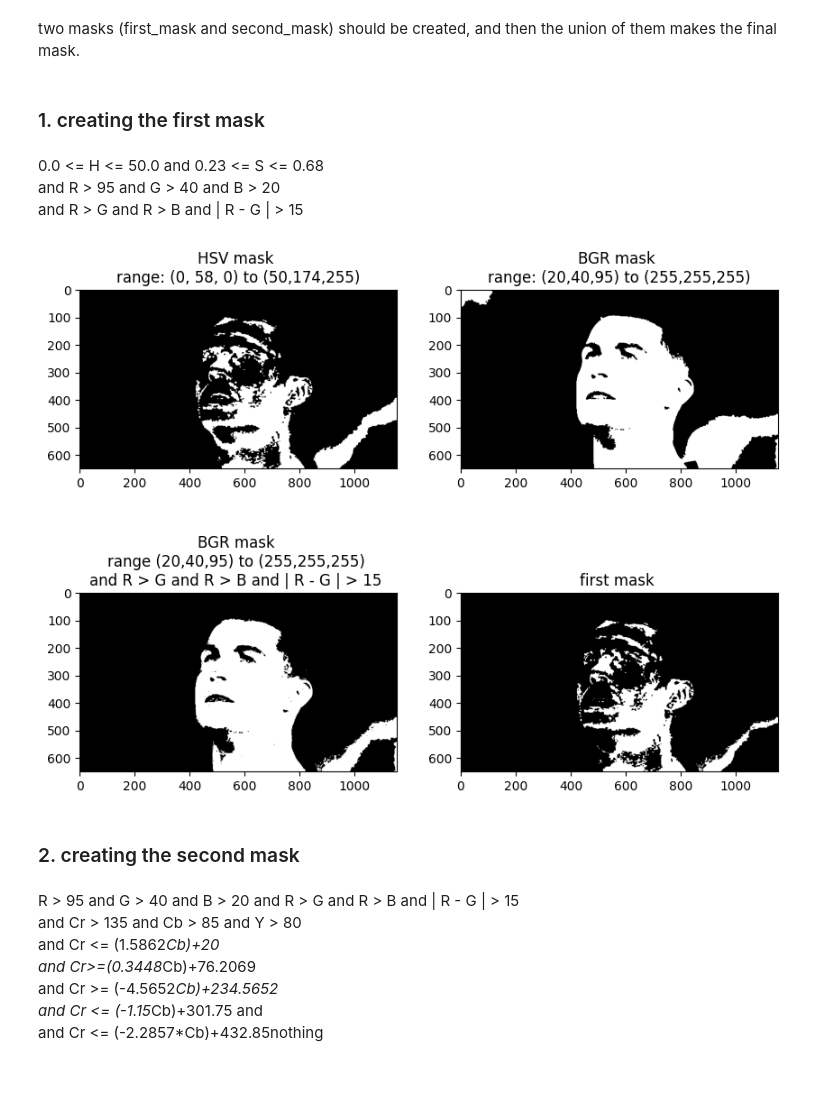
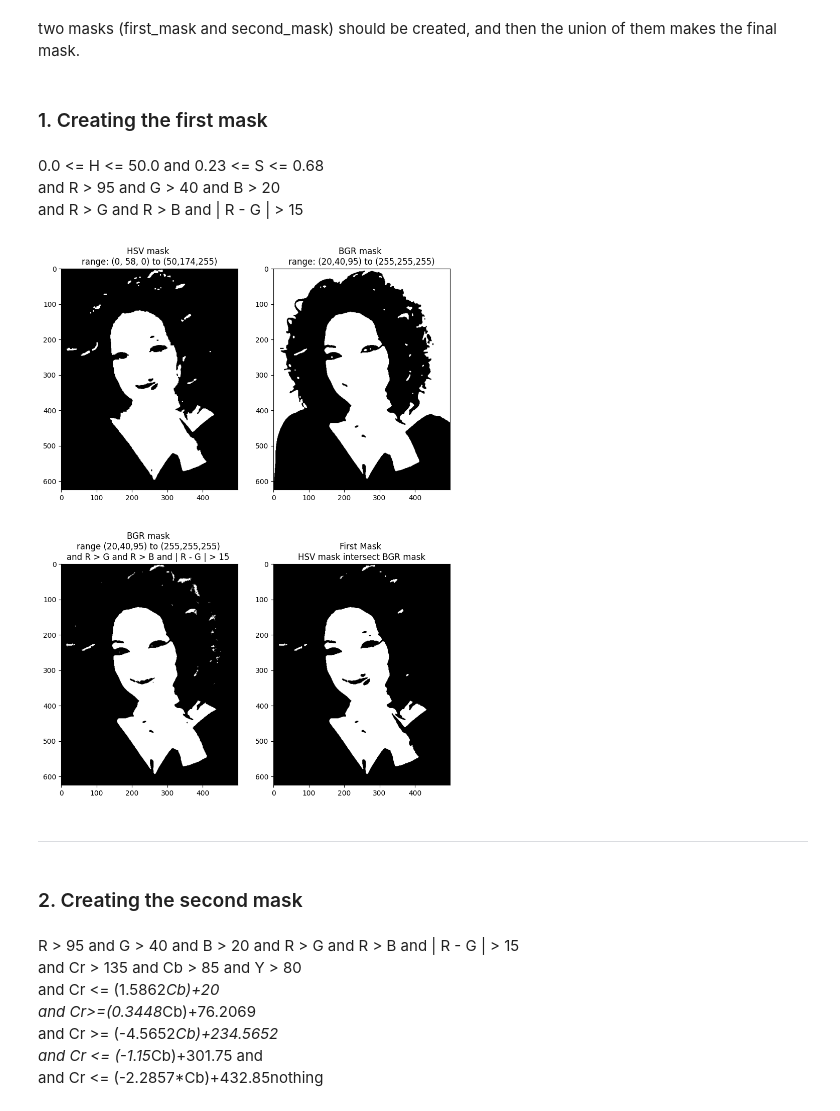
Before and after one commit to MelikaRad/CV_SkinDetection, a Jupyter notebook: CV_SkinDetection.ipynb, the cells around one changed output. Saved outputs shown, nothing was run; the diff lists cells and outputs as text; code cells hidden in the pictures; blank space fills up the shorter version.

```diff
--- a/CV_SkinDetection.ipynb
+++ b/CV_SkinDetection.ipynb
@@ -38,7 +38,10 @@ import cv2
 import numpy as np
 
 # Load the image
-img = cv2.imread('Cris.jpeg')
+original_img = cv2.imread('images/OprahWinfrey.jpg')
+
+# noise removal
+img = cv2.medianBlur(original_img, 5)
 
 # converting image to hsv and ycrcb color spaces
 bgr = img.copy()
@@ -53,7 +63,7 @@ ___
 # %% [markdown]
 two masks (first_mask and second_mask) should be created, and then the union of them makes the final mask.
 # %% [markdown]
-### 1. creating the first mask
+### 1. Creating the first mask
 # %% [markdown]
 0.0 <= H <= 50.0 and 0.23 <= S <= 0.68
 and R > 95 and G > 40 and B > 20
@@ -75,28 +86,34 @@ hsv_mask = cv2.morphologyEx(hsv_mask, cv2.MORPH_CLOSE, kernel)
 # creating bgr mask
 
 # R > 95 and G > 40 and B > 20
-bgr_mask_1 = cv2.inRange(bgr, (20,40,95), (255,255,255))
-bgr_mask_1 = cv2.morphologyEx(bgr_mask_1, cv2.MORPH_OPEN, kernel)
-bgr_mask_1 = cv2.morphologyEx(bgr_mask_1, cv2.MORPH_CLOSE, kernel)
+bgr_mask = cv2.inRange(bgr, (20,40,95), (255,255,255))
+bgr_mask = cv2.morphologyEx(bgr_mask, cv2.MORPH_OPEN, kernel)
+bgr_mask = cv2.morphologyEx(bgr_mask, cv2.MORPH_CLOSE, kernel)
+
+# get a copy of the mask until now for later visualization
+bgr_mask_ranged = bgr_mask.copy()
 
 # R > G and R > B and | R - G | > 15
 idx1 = bgr[:,:,2]>bgr[:,:,1]
 idx2 = bgr[:,:,2]>bgr[:,:,0]
 idx3 = (bgr[:,:,2]-bgr[:,:,1])>15
-idx = idx1 & idx2 & idx3
-bgr_mask = bgr_mask_1 & idx
+idx = (idx1 & idx2 & idx3).astype('uint8')
+
+bgr_mask = cv2.bitwise_and(bgr_mask, idx)
 # %%
-first_mask = hsv_mask & bgr_mask
+first_mask = cv2.bitwise_and(hsv_mask, bgr_mask)
 # %%
-plt.figure(figsize = (10,8))
+plt.figure(figsize = (10,14))
 plt.subplot(221); plt.imshow(hsv_mask, cmap='gray'); plt.title('HSV mask \nrange: (0, 58, 0) to (50,174,255)');
-plt.subplot(222); plt.imshow(bgr_mask_1, cmap='gray'); plt.title('BGR mask \nrange: (20,40,95) to (255,255,255)');
+plt.subplot(222); plt.imshow(bgr_mask_ranged, cmap='gray'); plt.title('BGR mask \nrange: (20,40,95) to (255,255,255)');
 plt.subplot(223); plt.imshow(bgr_mask, cmap='gray'); plt.title('BGR mask \nrange (20,40,95) to (255,255,255) \nand R > G and R > B and | R - G | > 15 ');
-plt.subplot(224); plt.imshow(first_mask, cmap='gray'); plt.title('first mask ');
+plt.subplot(224); plt.imshow(first_mask, cmap='gray'); plt.title('First Mask \nHSV mask intersect BGR mask');
 # %% [output]
-[figure, old version]
+[figure, new version]
+# %% [markdown]
+___
 # %% [markdown]
-### 2. creating the second mask
+### 2. Creating the second mask
 # %% [markdown]
 R > 95 and G > 40 and B > 20 and R > G and R > B  and | R - G | > 15
 and Cr > 135  and Cb > 85 and Y > 80
```
Also changed, not shown: parts of 17 cells of this notebook.
